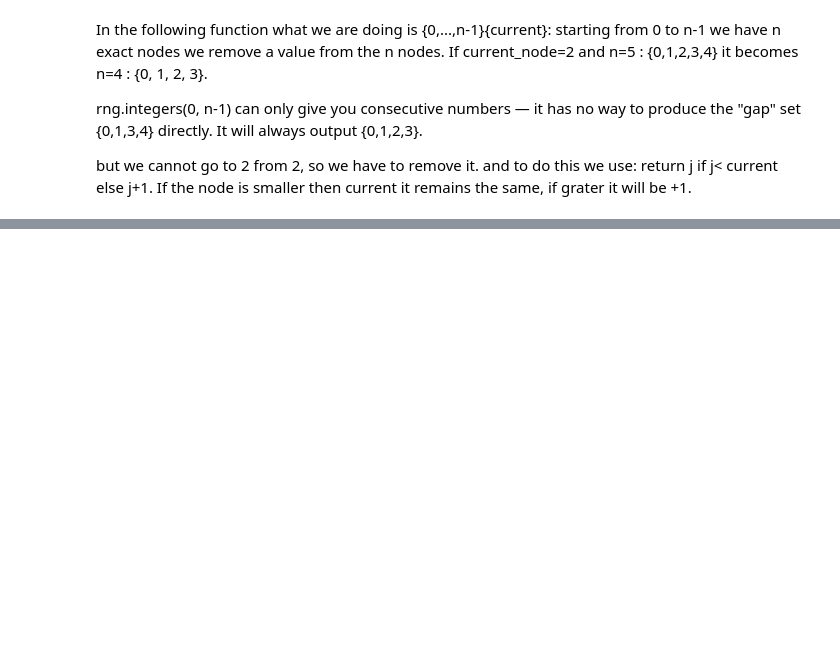
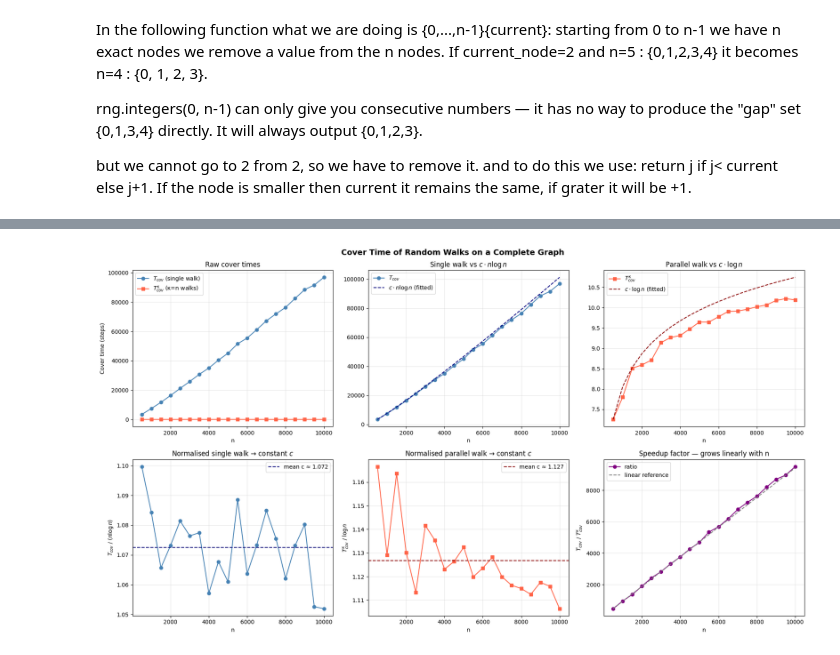
Before and after one commit to Onath/CoverTime, a Jupyter notebook: cover_time.ipynb, the cells around one changed output, grey strips where cells are left out. Saved outputs shown, nothing was run; the diff lists cells and outputs as text; code cells hidden in the pictures; blank space fills up the shorter version.

```diff
--- a/cover_time.ipynb
+++ b/cover_time.ipynb
@@ -44,8 +62,3 @@ import math
-# %%
-alpha = np.arange(1, 21)
-n = 500 * alpha #n = graph size
-m  = 100 # m = nr of monte carlo runs
-start_vertex = 0 # since we have a complete graph it doesn't matter which one we choose to start with
 # %% [markdown]
 ### move to the next node without picking the current node
 # %% [markdown]
@@ -65,7 +78,7 @@ rng.integers(0, n-1) can only give you consecutive numbers — it has no way to
 
 but we cannot go to 2 from 2, so we have to remove it. and to do this we use: return j if j< current else j+1. If the node  is smaller then current it remains the same, if grater it will be +1.
 # %%
-def next_vertex(current:int, n:int)->int:
-    j = np.random.randint(0, n-1)
-    return j if j< current else j+1
+def next_vertex(current, n, rng):
+    j = rng.integers(0, n - 1)          # draw from {0, 1, ..., n-2}
+    return j if j < current else j + 1  # shift to skip current vertex
 # %% [markdown]
@@ -92,5 +112,6 @@ Estimate T_cov(G) for a complete graph of n vertices using M independent simulat
 # %%
-def estimate_single_cover_time(n, M=300):
-    samples = [single_walk_cover_time(n) for _ in range(M)]
+def estimate_single_cover_time(n, M=300, rng=None): # n=nr of vertices(graph size), rng=is a controlled random number generator.
+                                                    # The seed fixes its output so the results are identical every time I run the code.
+    samples = [single_walk_cover_time(n, rng) for _ in range(M)]
     return np.mean(samples)
 # %% [markdown]
@@ -97,0 +146,4 @@ def estimate_single_cover_time(n, M=300):
+# %%
+def estimate_parallel_cover_time(n, kappa, M, rng):
+    samples = [parallel_walk_cover_time(n, kappa, rng) for _ in range(M)]
+    return np.mean(samples)
@@ -137,0 +197,76 @@ for n in graph_sizes:
+# %%
+ns     = np.array(graph_sizes)
+log_ns = np.log(ns)
+
+fig, axes = plt.subplots(2, 3, figsize=(18, 10))
+fig.suptitle("Cover Time of Random Walks on a Complete Graph", fontsize=14, fontweight='bold')
+
+# ── Plot 1: raw cover times side by side ─────────────────────────────────────
+ax = axes[0, 0]
+ax.plot(ns, single_cover_times,   'o-', color='steelblue', label=r'$T_{cov}$ (single walk)')
+ax.plot(ns, parallel_cover_times, 's-', color='tomato',    label=r'$T^{\kappa}_{cov}$ (κ=n walks)')
+ax.set_xlabel('n')
+ax.set_ylabel('Cover time (steps)')
+ax.set_title('Raw cover times')
+ax.legend()
+ax.grid(True, alpha=0.3)
+
+# ── Plot 2: single walk vs fitted c · n log n ─────────────────────────────────
+ax = axes[0, 1]
+c_single = np.array(single_cover_times)[0] / (ns[0] * log_ns[0])
+ax.plot(ns, single_cover_times,      'o-', color='steelblue', label=r'$T_{cov}$')
+ax.plot(ns, c_single * ns * log_ns,  '--', color='navy',      label=r'$c \cdot n\log n$ (fitted)')
+ax.set_xlabel('n')
+ax.set_title(r'Single walk vs $c \cdot n \log n$')
+ax.legend()
+ax.grid(True, alpha=0.3)
+
+# ── Plot 3: parallel walk vs fitted c · log n ─────────────────────────────────
+ax = axes[0, 2]
+c_parallel = np.array(parallel_cover_times)[0] / log_ns[0]
+ax.plot(ns, parallel_cover_times,     's-', color='tomato',  label=r'$T^{\kappa}_{cov}$')
+ax.plot(ns, c_parallel * log_ns,      '--', color='darkred', label=r'$c \cdot \log n$ (fitted)')
+ax.set_xlabel('n')
+ax.set_title(r'Parallel walk vs $c \cdot \log n$')
+ax.legend()
+ax.grid(True, alpha=0.3)
+
+# ── Plot 4: T_cov / (n log n) → flat constant ────────────────────────────────
+ax = axes[1, 0]
+norm_single = np.array(single_cover_times) / (ns * log_ns)
+ax.plot(ns, norm_single, 'o-', color='steelblue')
+ax.axhline(np.mean(norm_single), color='navy', linestyle='--',
+           label=f'mean c ≈ {np.mean(norm_single):.3f}')
+ax.set_xlabel('n')
+ax.set_ylabel(r'$T_{cov}\ /\ (n \log n)$')
+ax.set_title(r'Normalised single walk → constant $c$')
+ax.legend()
+ax.grid(True, alpha=0.3)
+
+# ── Plot 5: T^κ_cov / log n → flat constant ──────────────────────────────────
+ax = axes[1, 1]
+norm_parallel = np.array(parallel_cover_times) / log_ns
+ax.plot(ns, norm_parallel, 's-', color='tomato')
+ax.axhline(np.mean(norm_parallel), color='darkred', linestyle='--',
+           label=f'mean c ≈ {np.mean(norm_parallel):.3f}')
+ax.set_xlabel('n')
+ax.set_ylabel(r'$T^{\kappa}_{cov}\ /\ \log n$')
+ax.set_title(r'Normalised parallel walk → constant $c$')
+ax.legend()
+ax.grid(True, alpha=0.3)
+
+# ── Plot 6: speedup factor T_cov / T^κ_cov → grows linearly with n ───────────
+ax = axes[1, 2]
+ratio = np.array(single_cover_times) / np.array(parallel_cover_times)
+ax.plot(ns, ratio, 'o-', color='purple', label='ratio')
+ax.plot(ns, ns / ns[0] * ratio[0], '--', color='gray', label='linear reference')
+ax.set_xlabel('n')
+ax.set_ylabel(r'$T_{cov}\ /\ T^{\kappa}_{cov}$')
+ax.set_title('Speedup factor — grows linearly with n')
+ax.legend()
+ax.grid(True, alpha=0.3)
+
+plt.tight_layout()
+plt.show()
+# %% [output]
+[figure, added]
```
Also changed, not shown: parts of 15 cells of this notebook.
